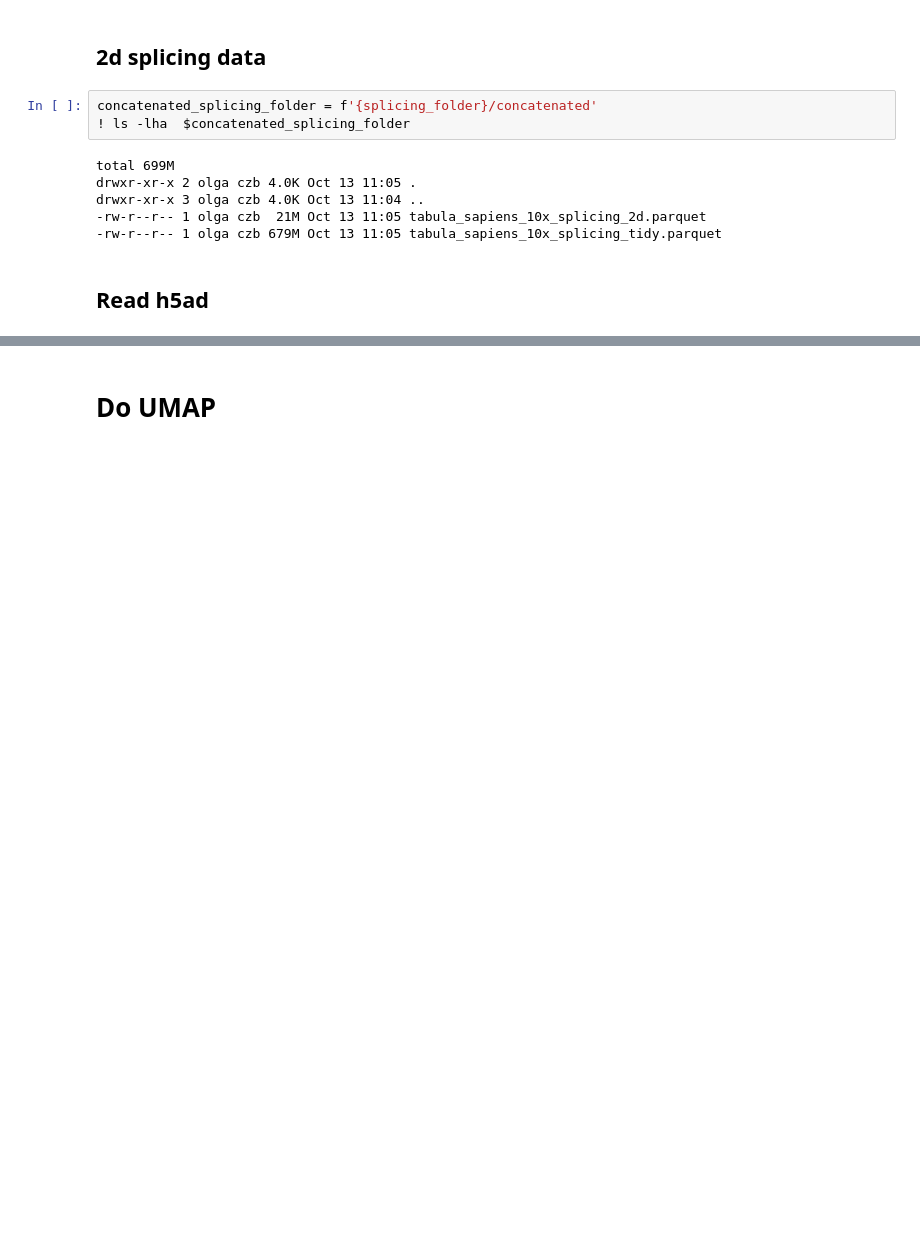
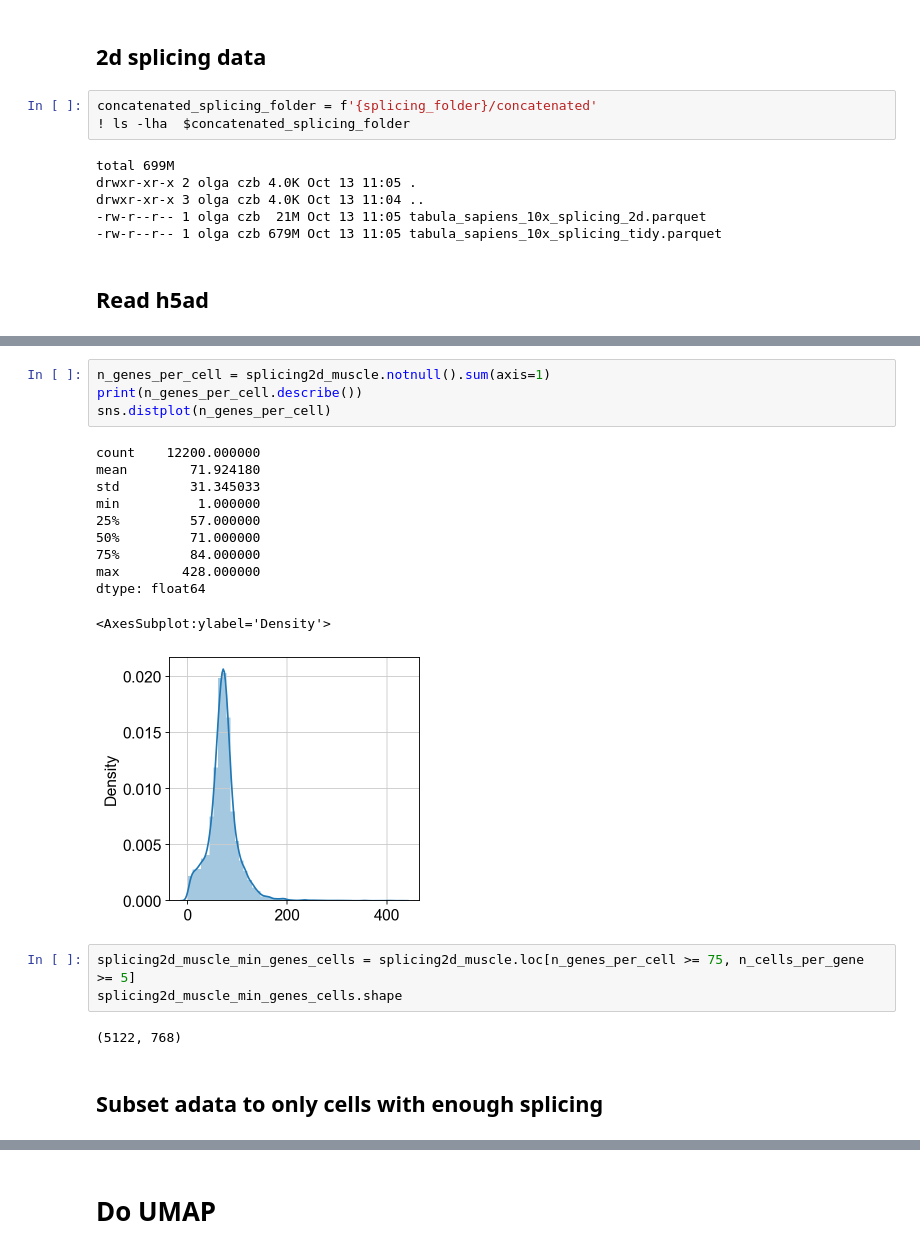
Before and after one commit to czbiohub-sf/tabula-sapiens, a Jupyter notebook: analysis-scripts/pilot1_pilot2/004_splicing_dists.ipynb, the cells around one changed output, grey strips where cells are left out. Saved outputs shown, nothing was run; the diff lists cells and outputs as text; blank space fills up the shorter version.

```diff
--- a/analysis-scripts/pilot1_pilot2/004_splicing_dists.ipynb
+++ b/analysis-scripts/pilot1_pilot2/004_splicing_dists.ipynb
@@ -123,0 +220,23 @@ View of AnnData object with n_obs × n_vars = 59367 × 58870
+# %%
+n_genes_per_cell = splicing2d_muscle.notnull().sum(axis=1)
+print(n_genes_per_cell.describe())
+sns.distplot(n_genes_per_cell)
+# %% [output]
+count    12200.000000
+mean        71.924180
+std         31.345033
+min          1.000000
+25%         57.000000
+50%         71.000000
+75%         84.000000
+max        428.000000
+dtype: float64
+<AxesSubplot:ylabel='Density'>
+[figure, added]
+# %%
+splicing2d_muscle_min_genes_cells = splicing2d_muscle.loc[n_genes_per_cell >= 75, n_cells_per_gene >= 5]
+splicing2d_muscle_min_genes_cells.shape
+# %% [output]
+(5122, 768)
+# %% [markdown]
+## Subset adata to only cells with enough splicing
```
Also changed, not shown: parts of 60 cells of this notebook, 1 other file.
